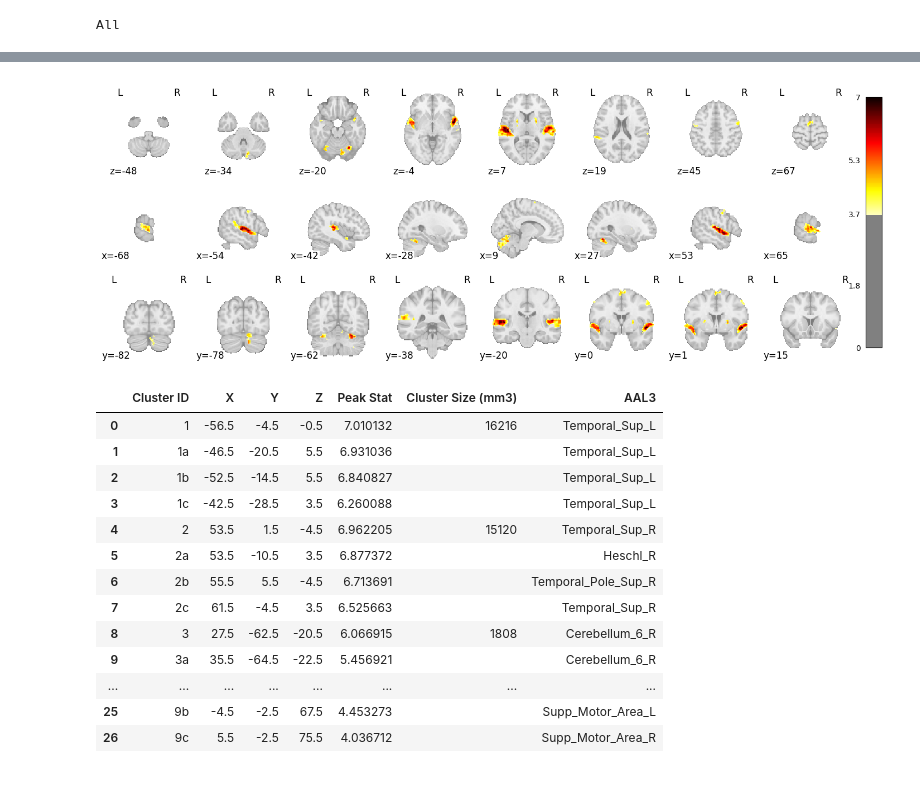
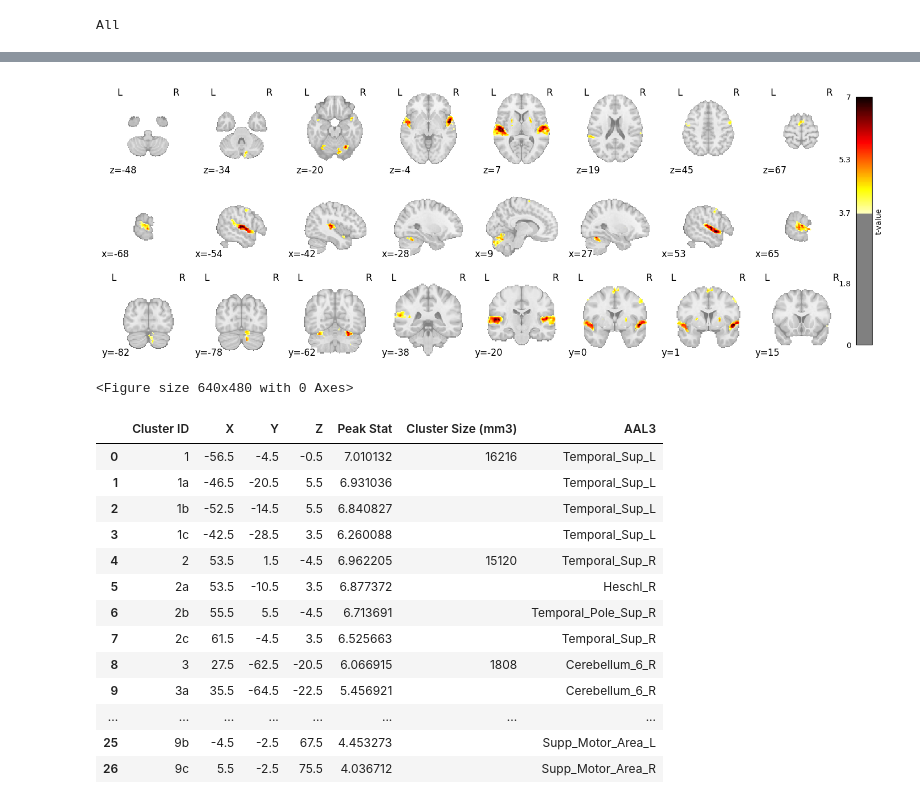
Before and after one commit to CIBIT-UC/brainplayback_task02, a Jupyter notebook: glm/group_maps_tables.ipynb, the cells around one changed output, grey strips where cells are left out. Cells and saved outputs as stored; diff of their text form; code cells hidden in the pictures.

```diff
--- a/glm/group_maps_tables.ipynb
+++ b/glm/group_maps_tables.ipynb
@@ -85,22 +77,34 @@ plotting.plot_glass_brain(clean_map_g,
+# %%
+# beautiful mosaic figure
+
+# Create a new figure and axis
+fig = plt.figure(figsize=(14, 5))
+
+display = plotting.plot_stat_map(
+                    clean_map_g,
+                    threshold=threshold_g,
+                    display_mode="mosaic",
+                    cut_coords=8,
+                    colorbar=True,
+                    symmetric_cbar=False,
+                    cmap='cold_white_hot',
+                    figure=fig)
+
+# Customize the colorbar
+cbar = display._cbar
+cbar.set_label('t-value')
+
+# Show the plot
+plt.show()
+# %% [output]
+[figure, added]
 # %%
-# beautiful mosaic figure
-plotting.plot_stat_map(
-    clean_map_g,
-    threshold=threshold_g,
-    display_mode="mosaic",
-    cut_coords=8,
-    colorbar=True,
-    figure=plt.figure(figsize=(14, 5)),
-    symmetric_cbar=False,
-    cmap='cold_white_hot',
-)
-
 # Save the thresholded map figure
 fig_file = os.path.join(group_fig_dir,
                         f'mosaic_stat-z_con-{contrasts_renamed[c_idx]}_{hc}-{alpha}_k-{ct}.png')
 plt.savefig(fig_file, bbox_inches='tight')
 # %% [output]
-[figure, removed]
+<Figure size 640x480 with 0 Axes>
 # %%
 # Cluster table
 table_g,cluster_map_g = get_clusters_table(z_map_g, threshold_g, ct,
```
Also changed, not shown: parts of 4 cells of this notebook, 3 other files.
